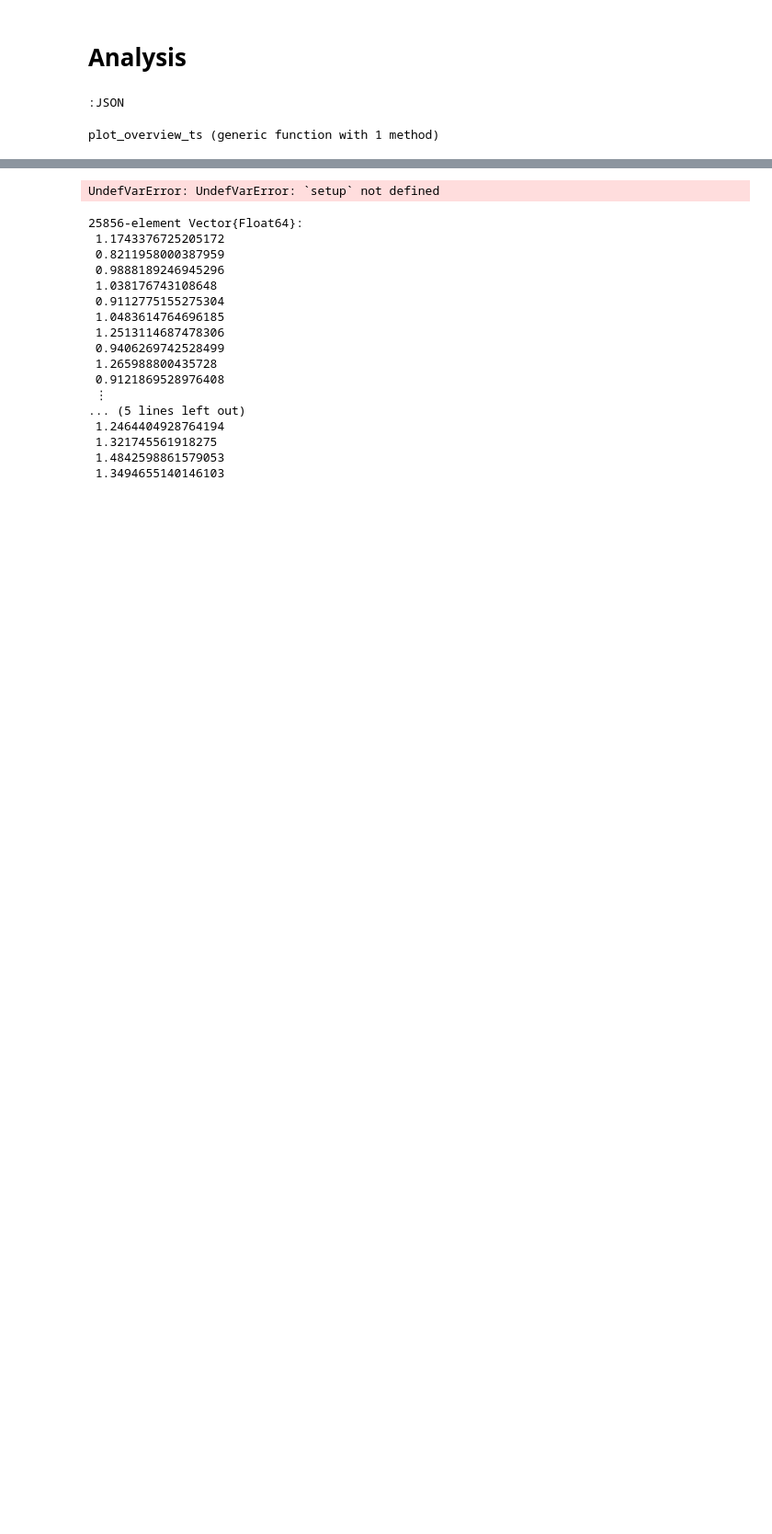
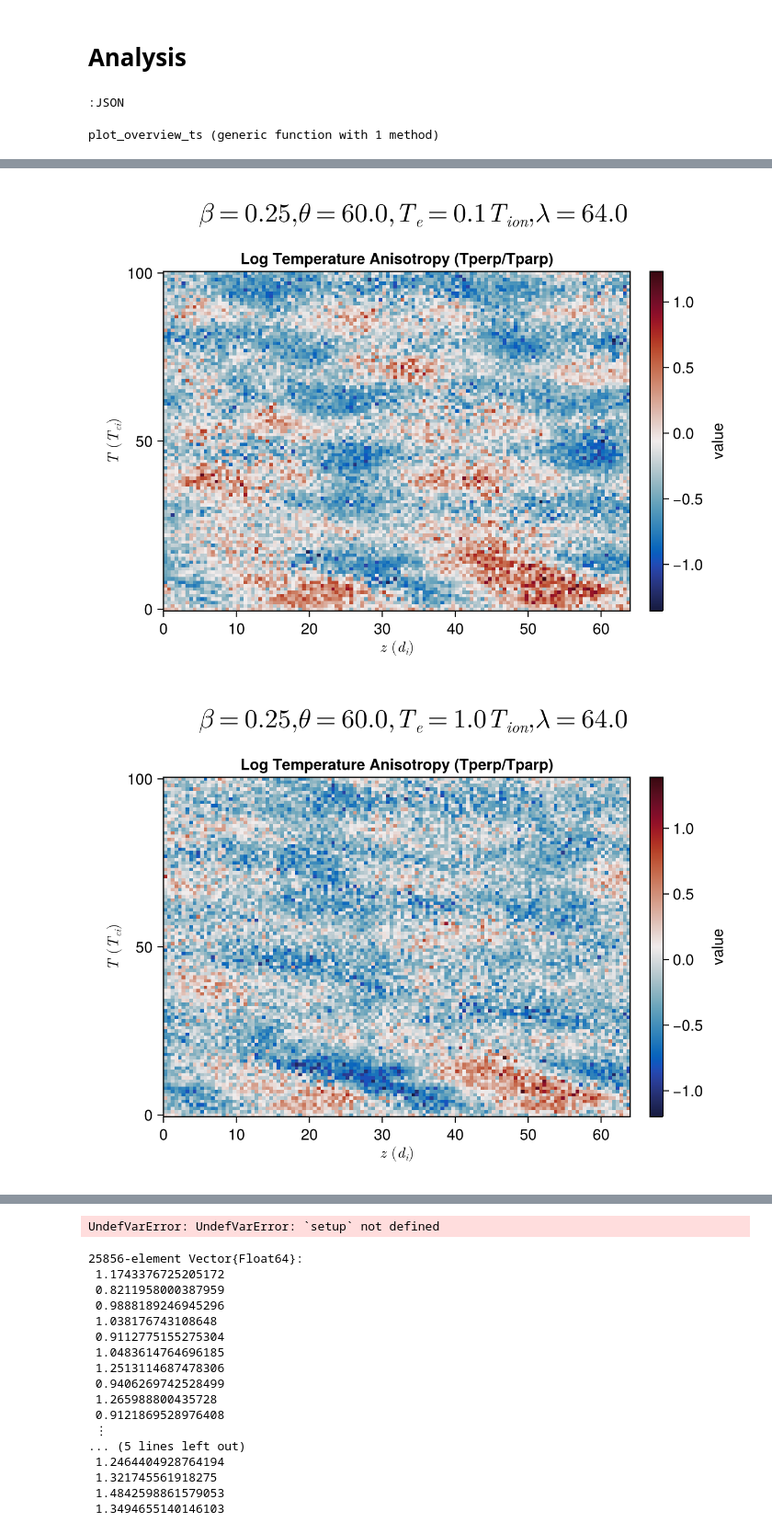
Before and after one commit to Beforerr/swd_simulation, a Jupyter notebook: notebooks/analysis_jl.ipynb, the cells around one changed output, grey strips where cells are left out. Shown at 92% size. Drawn from its saved outputs; the diff is of its cells as text; code cells hidden in the pictures; blank space fills up the shorter version.

```diff
--- a/notebooks/analysis_jl.ipynb
+++ b/notebooks/analysis_jl.ipynb
@@ -36,0 +38,14 @@ results = collect_results()
+# %%
+function title(row)
+    @unpack beta, theta, Te_norm, wave_length = row
+    title = L"\beta=%$(beta), \theta=%$(theta), T_e=%$(Te_norm)T_{ion}, \lambda=%$(wave_length)"
+    return title
+end
+
+function plot_fields_row(row, field; kwargs...)
+    fg =  plot_fields(row["df"], field; kwargs...)
+    figure = fg.figure
+
+    figure[0, :] = Label(figure, title(row), fontsize = 24)
+    return figure
+end
@@ -36,0 +54,2 @@ results = collect_results()
+# %%
+figs = plot_fields_row.(eachrow(results), "Λ_temp_log"; vargs=(colormap=:balance,), func=Λ_renamer)
@@ -36,0 +68,5 @@ results = collect_results()
+# %%
+display.(figs[[1,2,3]]);
+# %% [output]
+[figure, added]
+[figure, added]
```
Also changed, not shown: parts of 4 cells of this notebook, 14 other files.
